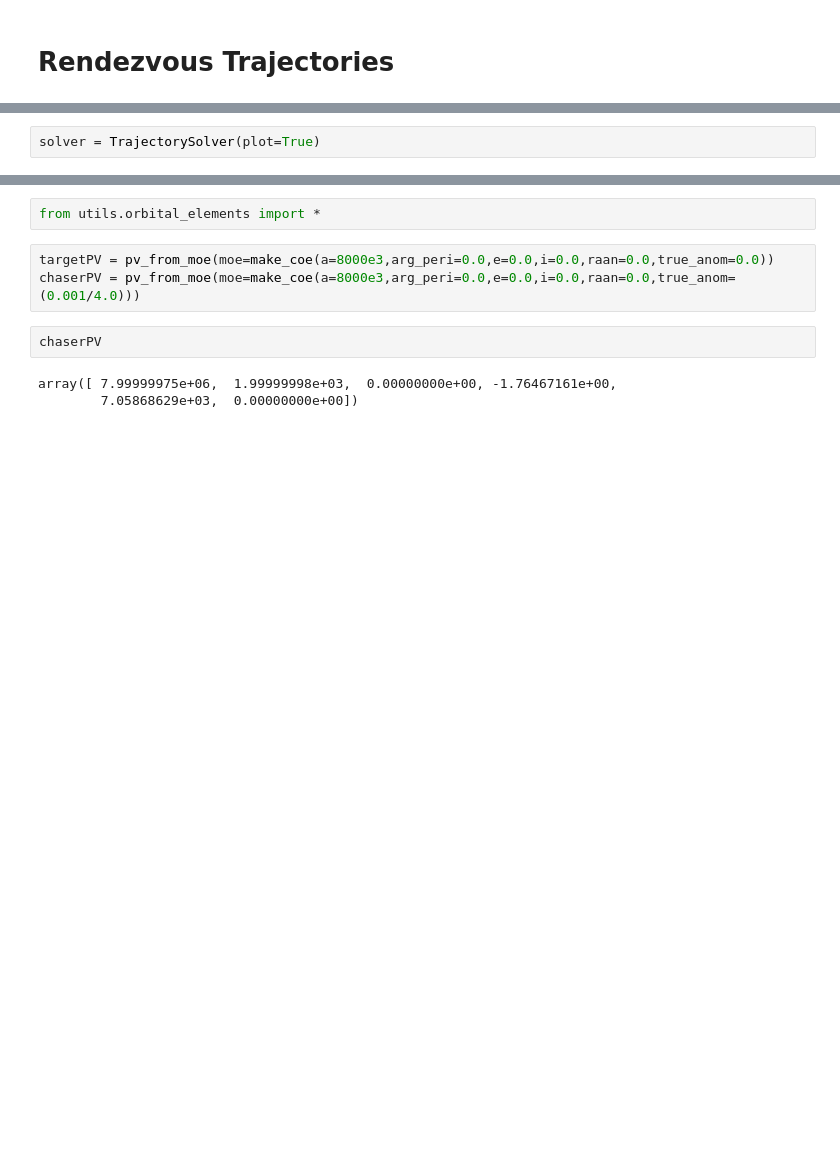
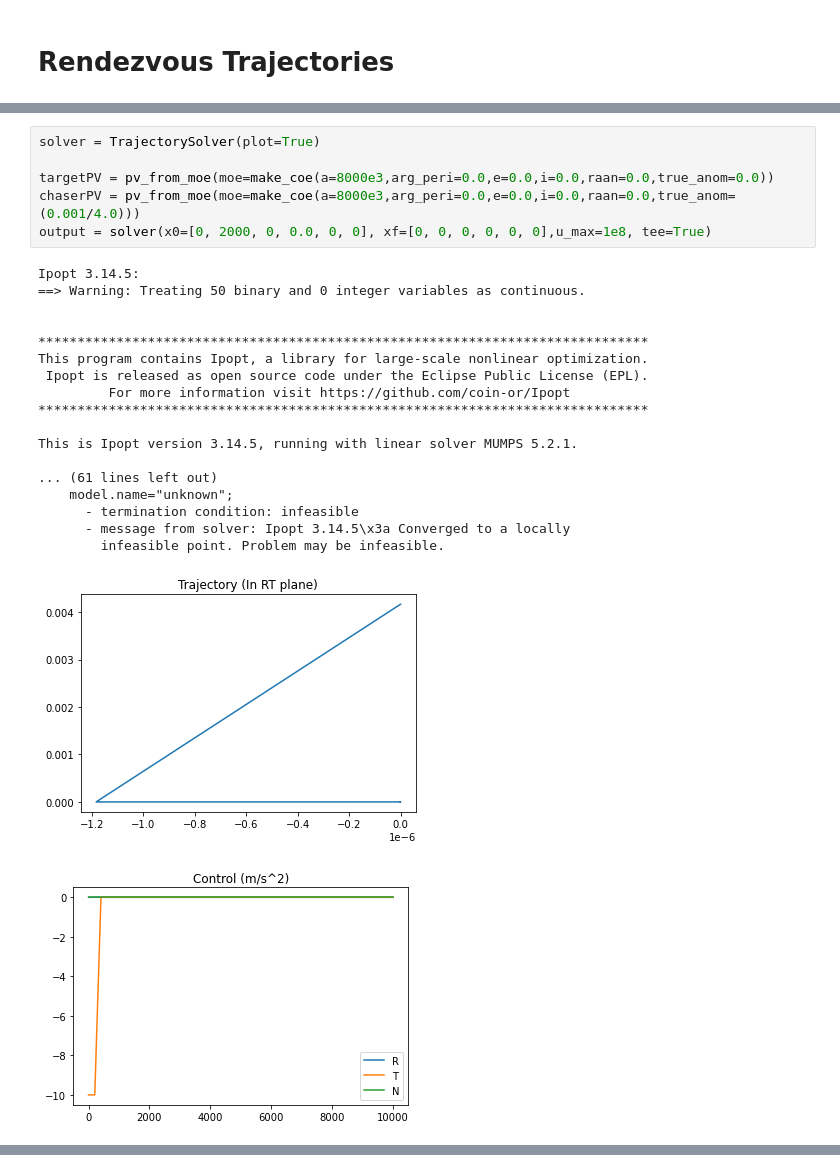
Before and after one commit to ianruh/Rendezvous-Proximity, a Jupyter notebook: simulator/trajectories/Rendezvous Trajectories.ipynb, the cells around one changed output, grey strips where cells are left out. Saved outputs shown, nothing was run; the diff lists cells and outputs as text; blank space fills up the shorter version.

```diff
--- a/simulator/trajectories/Rendezvous Trajectories.ipynb
+++ b/simulator/trajectories/Rendezvous Trajectories.ipynb
@@ -244,2 +248,26 @@ class TrajectorySolver():
 # %%
 solver = TrajectorySolver(plot=True)
+
+targetPV = pv_from_moe(moe=make_coe(a=8000e3,arg_peri=0.0,e=0.0,i=0.0,raan=0.0,true_anom=0.0))
+chaserPV = pv_from_moe(moe=make_coe(a=8000e3,arg_peri=0.0,e=0.0,i=0.0,raan=0.0,true_anom=(0.001/4.0)))
+output = solver(x0=[0, 2000, 0, 0.0, 0, 0], xf=[0, 0, 0, 0, 0, 0],u_max=1e8, tee=True)
+# %% [output]
+Ipopt 3.14.5:
+==> Warning: Treating 50 binary and 0 integer variables as continuous.
+
+
+******************************************************************************
+This program contains Ipopt, a library for large-scale nonlinear optimization.
+ Ipopt is released as open source code under the Eclipse Public License (EPL).
+         For more information visit https://github.com/coin-or/Ipopt
+******************************************************************************
+
+This is Ipopt version 3.14.5, running with linear solver MUMPS 5.2.1.
+
+... (61 lines left out)
+    model.name="unknown";
+      - termination condition: infeasible
+      - message from solver: Ipopt 3.14.5\x3a Converged to a locally
+        infeasible point. Problem may be infeasible.
+[figure, added]
+[figure, added]
@@ -246,11 +276 @@ solver = TrajectorySolver(plot=True)
-# %%
-from utils.orbital_elements import *
-# %%
-targetPV = pv_from_moe(moe=make_coe(a=8000e3,arg_peri=0.0,e=0.0,i=0.0,raan=0.0,true_anom=0.0))
-chaserPV = pv_from_moe(moe=make_coe(a=8000e3,arg_peri=0.0,e=0.0,i=0.0,raan=0.0,true_anom=(0.001/4.0)))
-# %%
-chaserPV
-# %% [output]
-array([ 7.99999975e+06,  1.99999998e+03,  0.00000000e+00, -1.76467161e+00,
-        7.05868629e+03,  0.00000000e+00])
 # %%
```
Also changed, not shown: parts of 5 cells of this notebook, 22 other files.
